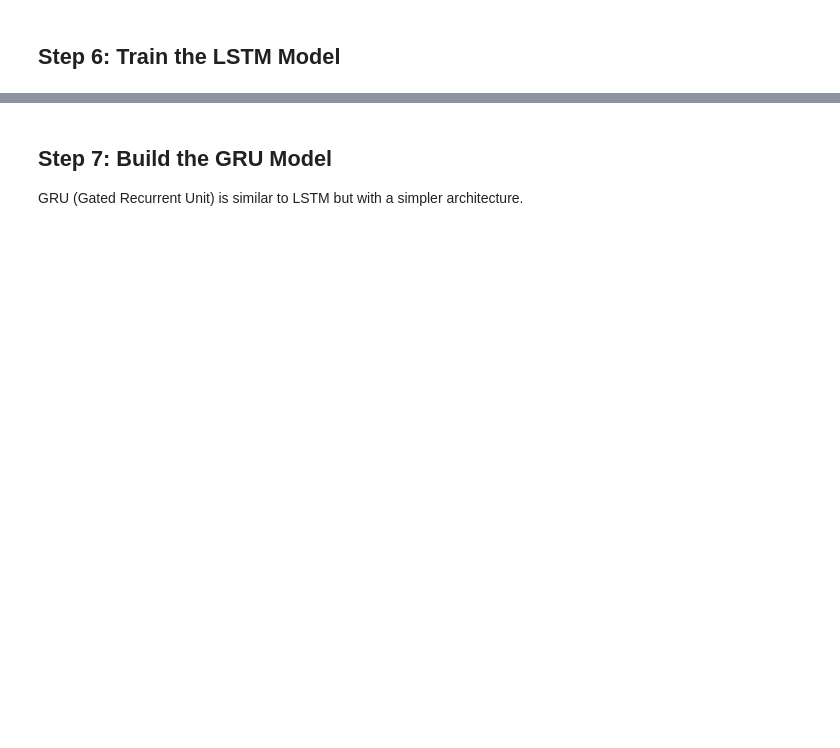
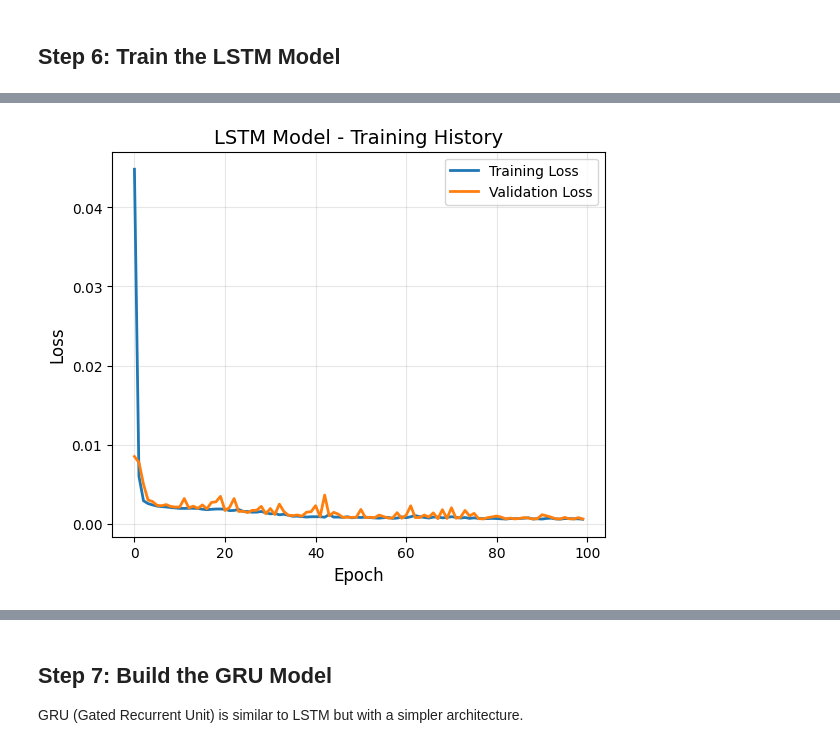
Before and after one commit to snehangshu2002/stock-lstm-gru, a Jupyter notebook: notebooks/analysis_simple.ipynb, the cells around one changed output, grey strips where cells are left out. Saved outputs shown, nothing was run; the diff lists cells and outputs as text; code cells hidden in the pictures; blank space fills up the shorter version.

```diff
--- a/notebooks/analysis_simple.ipynb
+++ b/notebooks/analysis_simple.ipynb
@@ -317,0 +265,5 @@ X_train.shape
+# %%
+X_train_raw,X_test_raw,y_train_raw,y_test_raw=train_test_split(X,y,test_size=0.2,shuffle=False,random_state=42)
+
+print(f"Training set size: {len(X_train_raw)}")
+print(f"Testing set size: {len(X_test_raw)}")
@@ -317,0 +294,5 @@ X_train.shape
+# %%
+# Scale y values with a dedicated scaler (fit on train only)
+y_scaler = MinMaxScaler(feature_range=(0, 1))
+y_train = y_scaler.fit_transform(y_train_raw.reshape(-1, 1)).reshape(-1)
+y_test = y_scaler.transform(y_test_raw.reshape(-1, 1)).reshape(-1)
@@ -372,19 +359,12 @@ Model: "sequential"
 ## Step 6: Train the LSTM Model
 # %%
 # Set training parameters
-EPOCHS = 50
-BATCH_SIZE = 32
-PATIENCE = 10  # Early stopping patience
+EPOCHS = 100
+BATCH_SIZE = 64
+PATIENCE = 15  # Early stopping patience
 
 # Create callbacks
 early_stop = EarlyStopping(monitor='val_loss', patience=PATIENCE, restore_best_weights=True, verbose=1)
-
-checkpoint = ModelCheckpoint(
-    filepath='../models/lstm_model.h5',
-    monitor='val_loss',
-    save_best_only=True,
-    verbose=1
-)
 
 # Train the model
 print("Training LSTM model...")
@@ -393,7 +373,7 @@ lstm_history = lstm_model.fit(
     validation_data=(X_test, y_test),
     epochs=EPOCHS,
     batch_size=BATCH_SIZE,
-    callbacks=[early_stop, checkpoint],
+    callbacks=[early_stop],
     verbose=1
 )
 
@@ -423,0 +487,14 @@ LSTM training completed!
+# %%
+# Plot training history for LSTM
+plt.figure(figsize=(14, 5))
+
+plt.subplot(1, 2, 1)
+plt.plot(lstm_history.history['loss'], label='Training Loss', linewidth=2)
+plt.plot(lstm_history.history['val_loss'], label='Validation Loss', linewidth=2)
+plt.title('LSTM Model - Training History', fontsize=14)
+plt.xlabel('Epoch', fontsize=12)
+plt.ylabel('Loss', fontsize=12)
+plt.legend()
+plt.grid(True, alpha=0.3)
+# %% [output]
+[figure, added]
```
Also changed, not shown: parts of 39 cells of this notebook.
